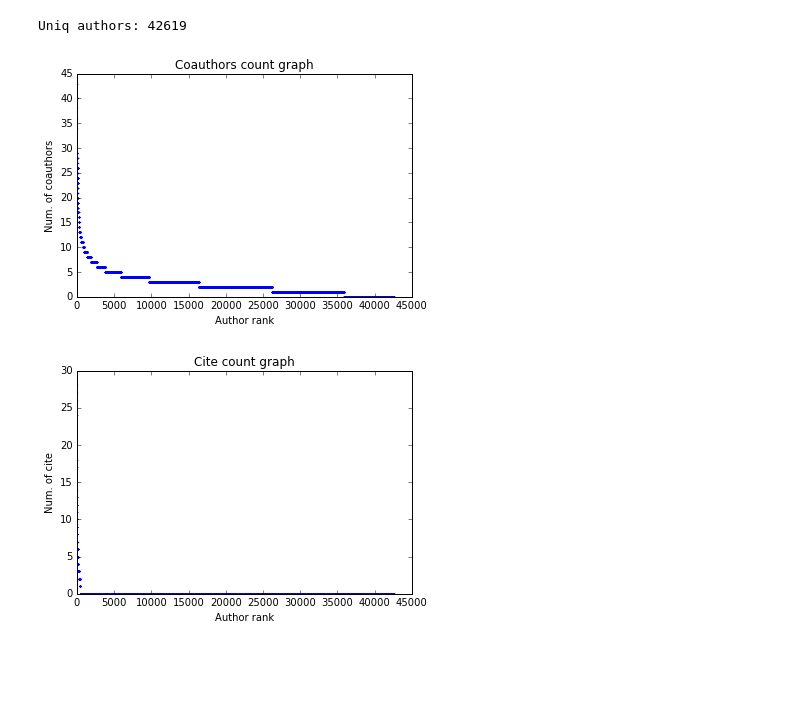
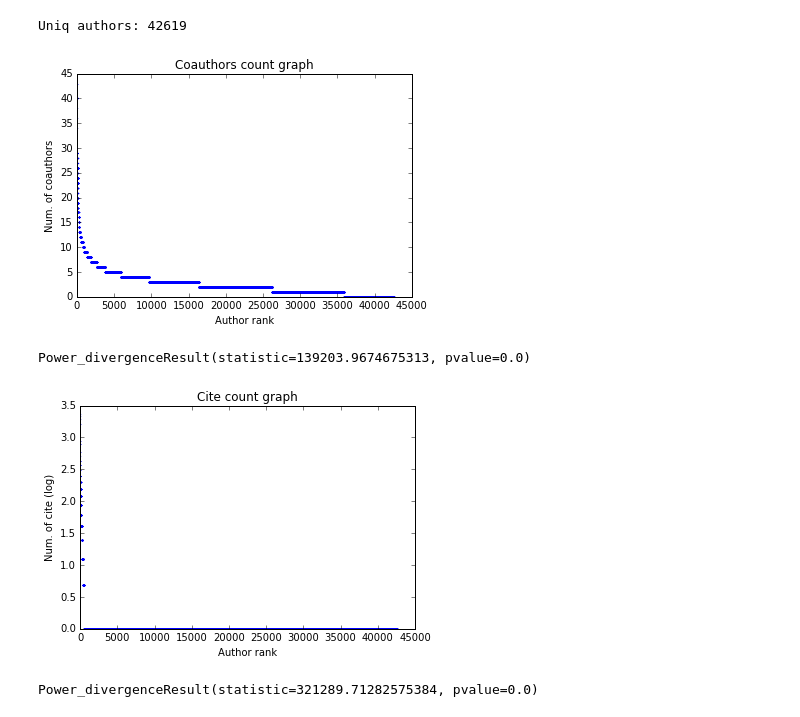
Before and after one commit to generall/citation_analisis, a Jupyter notebook: Distributions.ipynb, the cells around one changed output. Drawn from its saved outputs; the diff is of its cells as text; code cells hidden in the pictures; blank space fills up the shorter version.

```diff
--- a/Distributions.ipynb
+++ b/Distributions.ipynb
@@ -17,3 +19,9 @@ def plot_xy_dot(x, y):
 def plot_xy_point(x, y):
     plt.plot(x, y, 'o', markersize=3, alpha=0.5)
     plt.show()
+# %%
+def convert(data, do):
+    if do:
+        return [math.log(x + 1) for x in data]
+    else:
+        return data
@@ -20 +33,6 @@ def plot_xy_point(x, y):
+# %%
+def plor_rank(y, plot_foo, log = False):
+    val = list(range(0,len(y)))
+    plot_foo(val, convert(y, log) )
+    print(power_divergence(y))
 # %%
@@ -23,3 +40,0 @@ def plot_pairs(pairs, plot_foo):
-# %%
-def plor_rank(y, plot_foo):
-    plot_foo(list(range(0,len(y))), y)
@@ -36,16 +48,18 @@ coauthorNetwork = CoauthorNetwork.load_with_loader("./data/out_test.txt", parse_
 # %% [output]
 Uniq authors: 42619
 # %%
-def neighbour_rank(graph):
+def neighbour_rank(graph, log = False):
     vals = sorted([len(graph.neighbors(author)) for author in graph.nodes()], reverse=True)
-    plor_rank(vals, plot_xy_dot)
+    plor_rank(vals, plot_xy_dot, log=log)
 
 plot_labels("Author rank", "Num. of coauthors", "Coauthors count graph")
 neighbour_rank(coauthorNetwork.gr)
 
-plot_labels("Author rank", "Num. of cite", "Cite count graph")
-neighbour_rank(coauthorNetwork.cgr)
+plot_labels("Author rank", "Num. of cite (log)", "Cite count graph")
+neighbour_rank(coauthorNetwork.cgr, log=True)
 # %% [output]
 [figure]
+Power_divergenceResult(statistic=139203.9674675313, pvalue=0.0)
-[figure, old version]
+[figure, new version]
+Power_divergenceResult(statistic=321289.71282575384, pvalue=0.0)
 # %%
```
Also changed, not shown: parts of 11 cells of this notebook, 1 other file.
